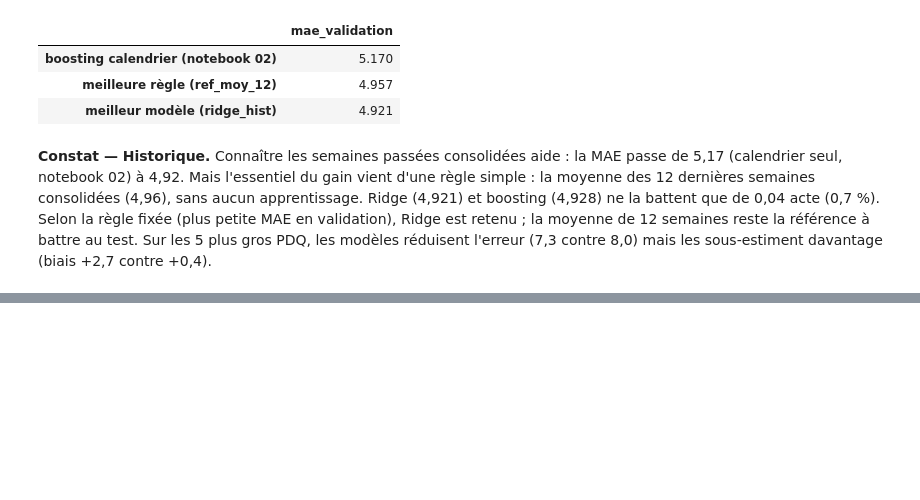
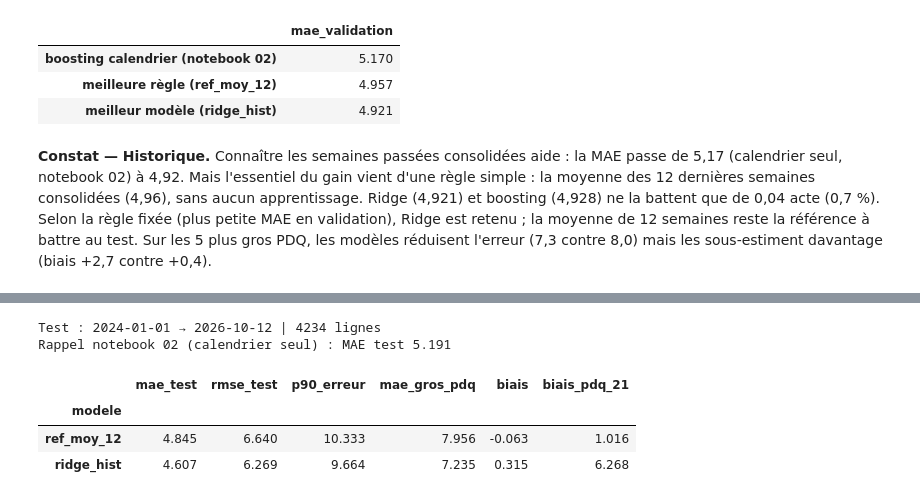
Before and after one commit to mirecloud/criminal-work, a Jupyter notebook: notebooks/03_historique.ipynb, the cells around one changed output, grey strips where cells are left out. Drawn from its saved outputs; the diff is of its cells as text; code cells hidden in the pictures; blank space fills up the shorter version.

Commit message:
Notebook 03 : test, rejeu, sauvegarde, résumé

```diff
--- a/notebooks/03_historique.ipynb
+++ b/notebooks/03_historique.ipynb
@@ -260,0 +267,32 @@ Sur les 5 plus gros PDQ, les modèles réduisent l'erreur (7,3 contre 8,0) mais
+# %%
+test = panel[panel["ENSEMBLE"] == "test"]
+print("Test :", test["SEMAINE"].min().date(), "→", test["SEMAINE"].max().date(), "|", len(test), "lignes")
+
+def mesures_test(nom, pred):
+    erreur = test["y"] - pred
+    gros = test["PDQ"].isin(GROS_PDQ)
+    return {
+        "modele": nom,
+        "mae_test": mean_absolute_error(test["y"], pred),
+        "rmse_test": root_mean_squared_error(test["y"], pred),
+        "p90_erreur": erreur.abs().quantile(0.9),
+        "mae_gros_pdq": erreur[gros].abs().mean(),
+        "biais": erreur.mean(),
+        "biais_pdq_21": erreur[test["PDQ"] == "21"].mean(),
+    }
+
+m = modeles[choix]
+lignes_test = [
+    mesures_test(meilleure_ref, test[meilleure_ref.removeprefix("ref_")]),
+    mesures_test(choix, m.predict(test[list(m.feature_names_in_)])),
+]
+resultats_test = pd.DataFrame(lignes_test).set_index("modele")
+print("Rappel notebook 02 (calendrier seul) : MAE test", meta_02["mae_test"])
+resultats_test.round(3)
+# %% [output]
+Test : 2024-01-01 → 2026-10-12 | 4234 lignes
+Rappel notebook 02 (calendrier seul) : MAE test 5.191
+|  | mae_test | rmse_test | p90_erreur | mae_gros_pdq | biais | biais_pdq_21 |
+| modele |  |  |  |  |  |  |
+| ref_moy_12 | 4.845 | 6.640 | 10.333 | 7.956 | -0.063 | 1.016 |
+| ridge_hist | 4.607 | 6.269 | 9.664 | 7.235 | 0.315 | 6.268 |
```
Also changed, not shown: parts of 9 cells of this notebook.
